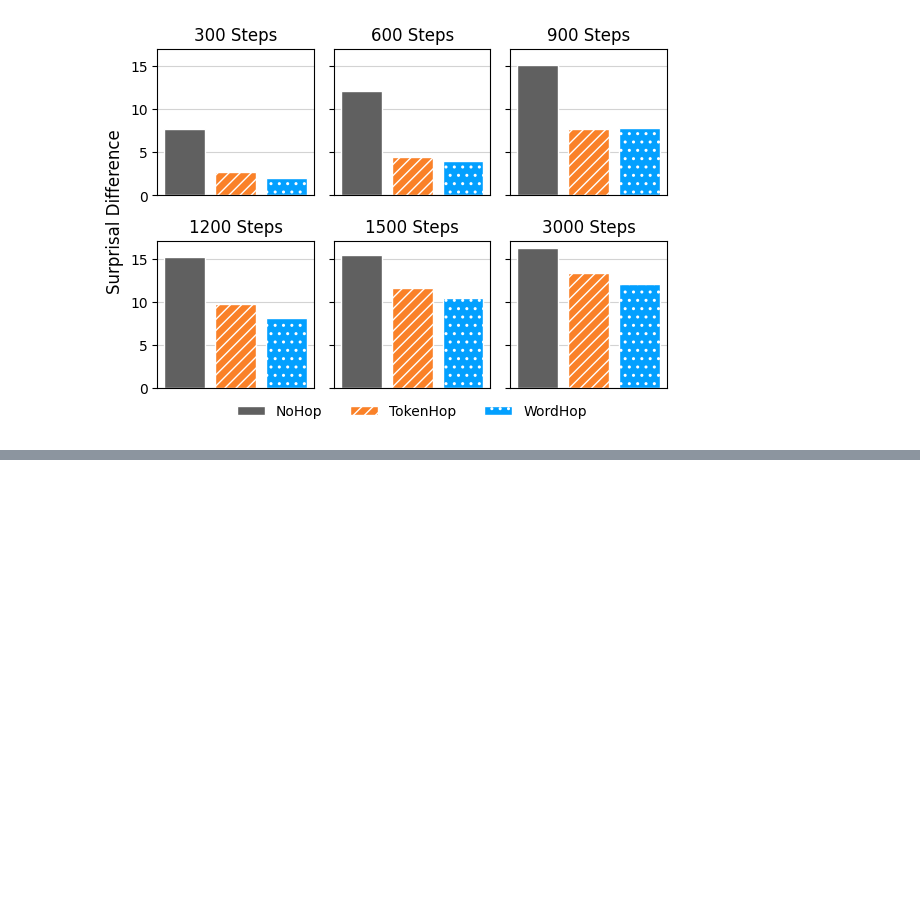
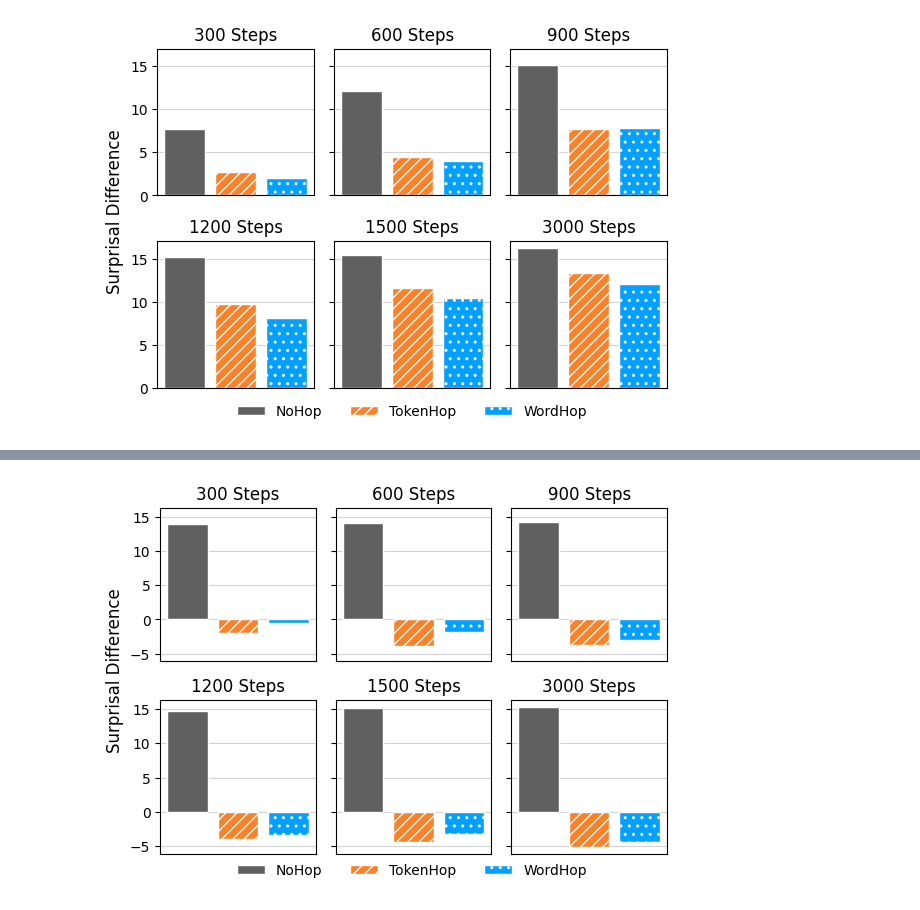
Before and after one commit to jkallini/mission-impossible-language-models, a Jupyter notebook: hop_surprisal/hop_surprisal.ipynb, the cells around one changed output, grey strips where cells are left out. Saved outputs shown, nothing was run; the diff lists cells and outputs as text; code cells hidden in the pictures; blank space fills up the shorter version.

```diff
--- a/hop_surprisal/hop_surprisal.ipynb
+++ b/hop_surprisal/hop_surprisal.ipynb
@@ -128,0 +240,4 @@ plt.savefig(f"figures/hop_surprisals_no_pos_encodings.pdf", format="pdf", bbox_i
+# %%
+plot_surprisal_differences_checkpoints(seeds=[53], checkpoints=CHECKPOINTS, model_type="alibi")
+# %% [output]
+[figure, added]
```
Also changed, not shown: parts of 5 cells of this notebook.
